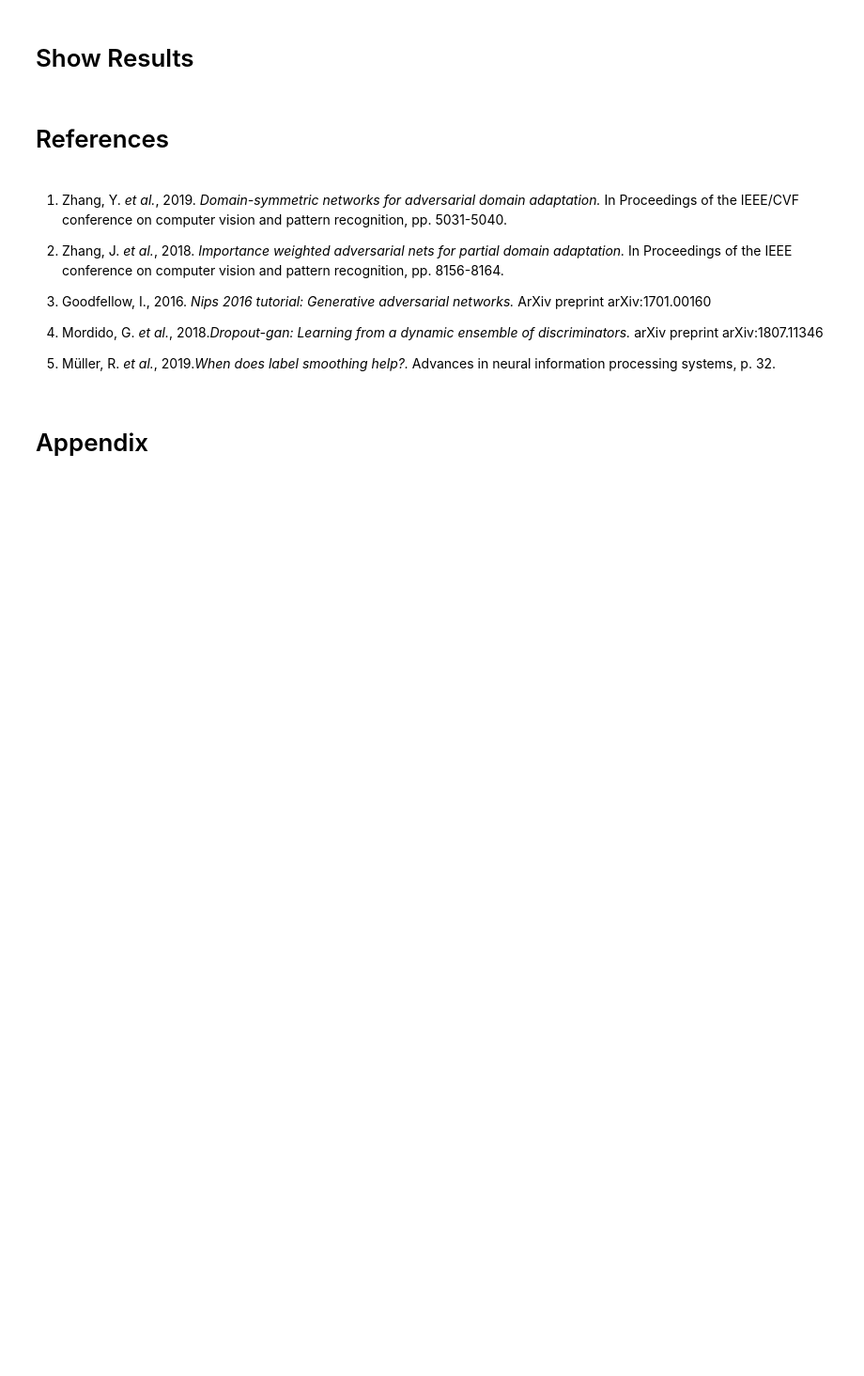
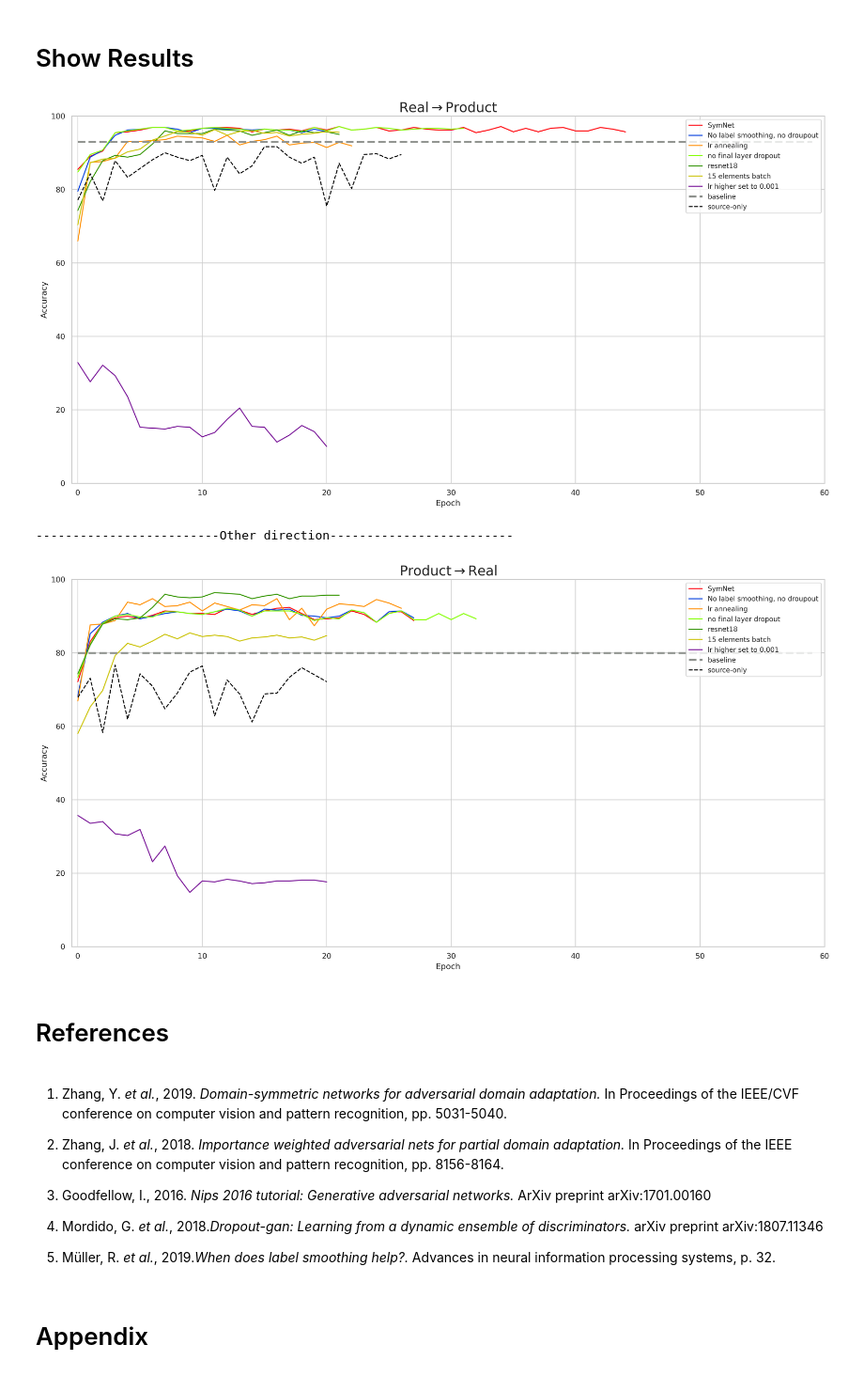
Before and after one commit to detch-for-shor/deep-learning-proj, a Jupyter notebook: SymNets_final.ipynb, the cells around one changed output. Shown at 94% size. Saved outputs shown, nothing was run; the diff lists cells and outputs as text; code cells hidden in the pictures; blank space fills up the shorter version.

```diff
--- a/SymNets_final.ipynb
+++ b/SymNets_final.ipynb
@@ -1398,5 +1431,2 @@ Both directions $P \rightarrow RW$ and $RW \rightarrow P$ will be perfomed aimin
 # %% [markdown]
 ## Direction P2RW
-# %%
-source = "product_images/"
-target = "real_life/"
@@ -1436,3 +1505,0 @@ print(f'Absolute gain = {round(overall_gain_abs_p2r(acc_uda_p2r, acc_so_p2r), 2)
-# %%
-source = "real_life/"
-target = "product_images/"
@@ -1506,5 +1507,0 @@ to_color = {
-# %%
-results = {}
-for fn in filenames:
-    with open(f'tests/{fn}_results.json', 'r') as f:
-        results[fn] = json.load(f)
@@ -1511 +1538,24 @@ for fn in filenames:
+# %%
+def set_domains(source: str, target: str, filenames: list):
+
+  path = "/content/drive/My Drive/DLL_project/results/"
+  results = {}
+  source_only = []
+
+  filename = source.split("_")[0] + "2" + target.split("_")[0]
+  foldername = source.split("_")[0][0] + "2" + target.split("_")[0][0]
+
+  for fn in filenames:
+      with open(f'{path}{foldername}_{fn}/{filename}_results.json', 'r') as f:
+          results[fn] = json.load(f)
+
+  with open(f'{path}{foldername}_{fn}/{filename}_so_results.json', 'r') as f:
+    source_only = json.load(f)
+
+  if source.startswith("real"):
+    baseline = 93
+  else:
+    baseline = 80
+
+  return results, source_only, baseline
 # %%
@@ -1541,3 +1611,11 @@ fig.savefig(f'tests/{fn}_plot.png')
+# %%
+show_results("real_life", "product_images", 60, filenames)
+print("\n" + "-"*25 + "Other direction" + "-"*25 + "\n")
+show_results("product", "real_life", 60, filenames)
+# %% [output]
+[figure, added]
+-------------------------Other direction-------------------------
+[figure, added]
 # %% [markdown]
 # References
 # %% [markdown]
```
Also changed, not shown: parts of 35 cells of this notebook.
